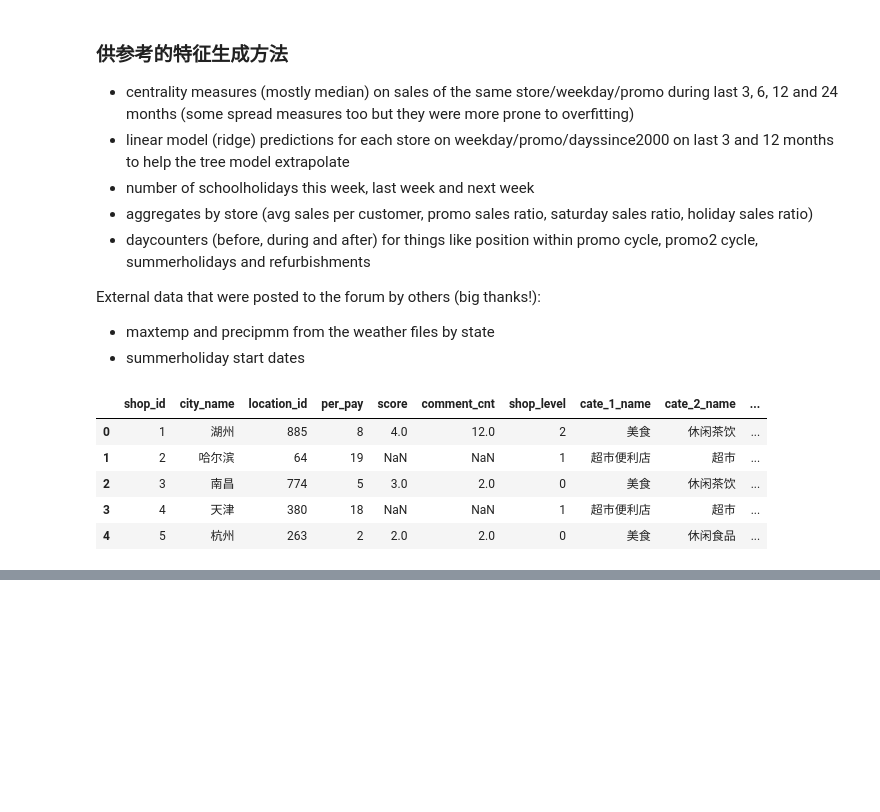
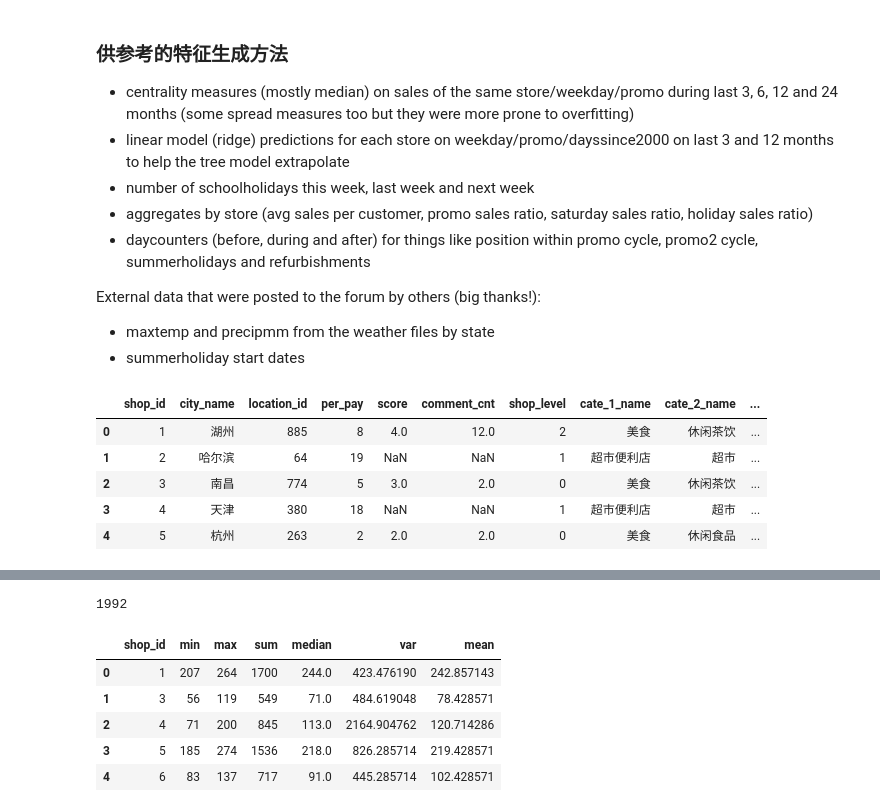
Before and after one commit to AlfredGao/IJCAI2017_Koubei, a Jupyter notebook: model/feature_explore.ipynb, the cells around one changed output, grey strips where cells are left out. Drawn from its saved outputs; the diff is of its cells as text; code cells hidden in the pictures; blank space fills up the shorter version.

```diff
--- a/model/feature_explore.ipynb
+++ b/model/feature_explore.ipynb
@@ -97,0 +173,2 @@ feature_daypay.head()
+# %%
+train2=train[train.data>='2016-08-18']
@@ -97,0 +188,15 @@ feature_daypay.head()
+# %%
+last1_week=train2[(train2.data<'2016-10-18')&(train2.data>='2016-10-11')]
+print last1_week['shop_id'].drop_duplicates().count()
+last1_week_feature=last1_week.groupby('shop_id')['daypay'].agg({'sum':np.sum,'mean':np.mean,'max':np.max,'min':np.min,'var':np.var,'median':np.median})
+last1_week_feature.to_csv('../tempfile/last1_week_feature.csv')
+last1_week_feature=pd.read_csv('../tempfile/last1_week_feature.csv')
+last1_week_feature.head()
+# %% [output]
+1992
+|  | shop_id | min | max | sum | median | var | mean |
+| 0 | 1 | 207 | 264 | 1700 | 244.0 | 423.476190 | 242.857143 |
+| 1 | 3 | 56 | 119 | 549 | 71.0 | 484.619048 | 78.428571 |
+| 2 | 4 | 71 | 200 | 845 | 113.0 | 2164.904762 | 120.714286 |
+| 3 | 5 | 185 | 274 | 1536 | 218.0 | 826.285714 | 219.428571 |
+| 4 | 6 | 83 | 137 | 717 | 91.0 | 445.285714 | 102.428571 |
```
Also changed, not shown: parts of 21 cells of this notebook.
